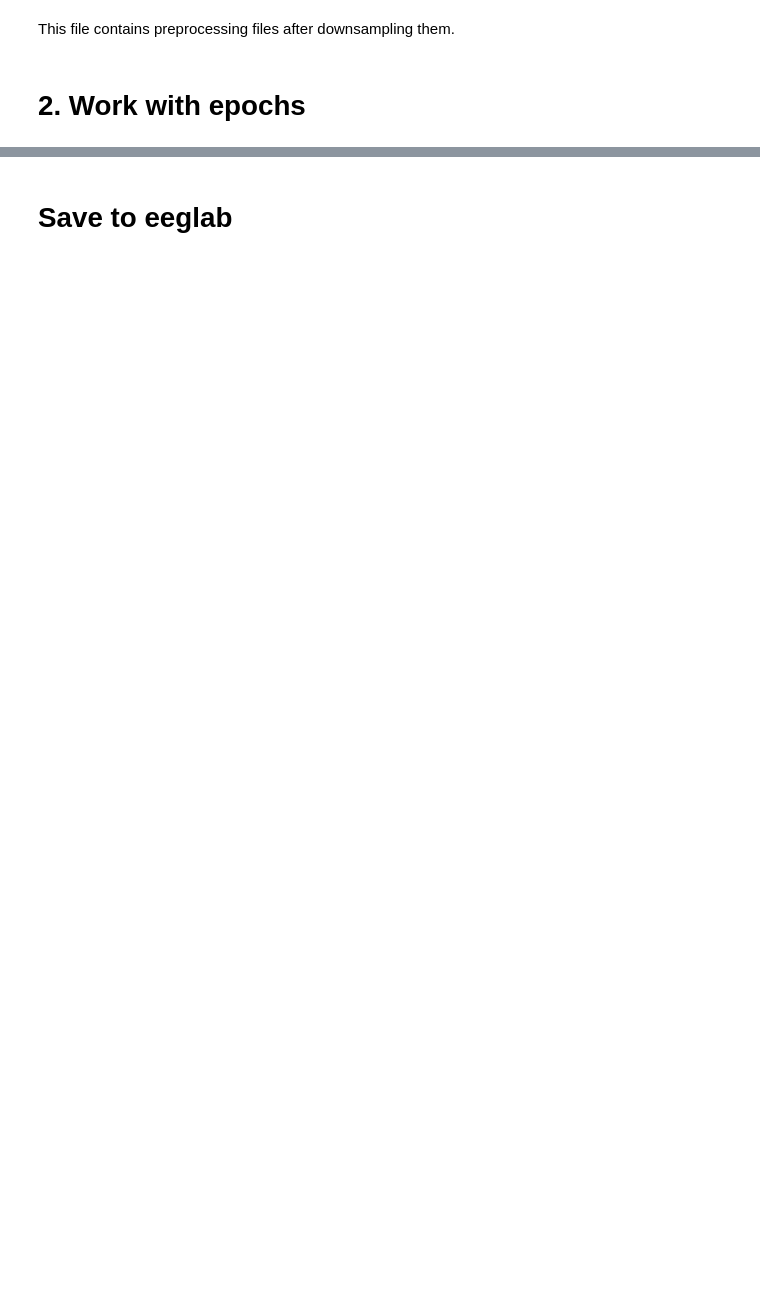
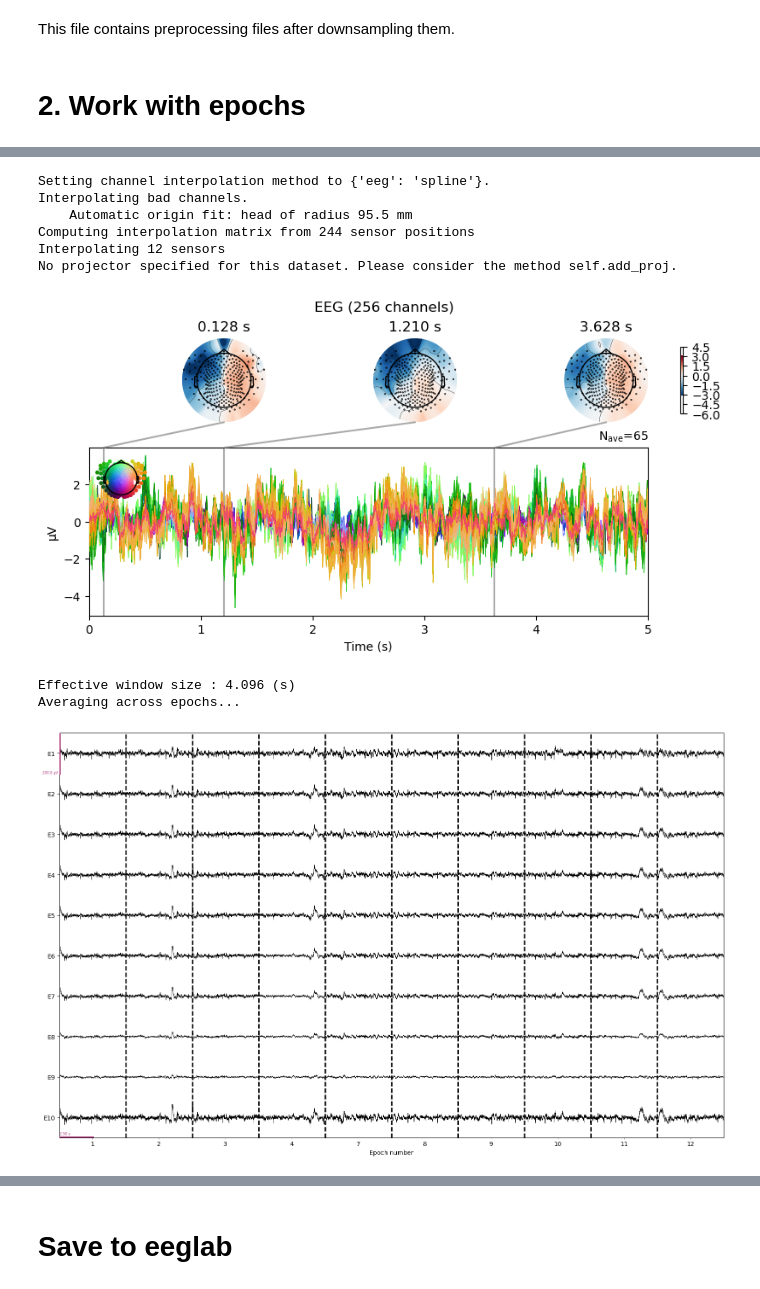
Before and after one commit to danieltomasz/psd-paths, a Jupyter notebook: notebooks/1-preprocessing/template-4-specparam.ipynb, the cells around one changed output, grey strips where cells are left out. Cells and saved outputs as stored; diff of their text form; code cells hidden in the pictures; blank space fills up the shorter version.

```diff
--- a/notebooks/1-preprocessing/template-4-specparam.ipynb
+++ b/notebooks/1-preprocessing/template-4-specparam.ipynb
@@ -139,31 +56,4 @@ def specparam2pandas(fg):
 This file contains preprocessing files after downsampling them.
 # %% [markdown]
 # 2. Work with epochs
-# %%
-# non-filterd epochs ICAs
-from mne_icalabel import label_components
-from autoreject import get_rejection_threshold  # noqa
-
-
-def plot_epochs(epochs, stage="epochs", n_epochs=10, n_channels=10, fmax=100.0):
-    # plot the data
-    epochs_plot = epochs.copy().average().detrend().plot_joint()
-    epochs_plot.savefig(
-        f"{figure_path}/sub-{subject}_{stage}.png", dpi=300, bbox_inches="tight"
-    )
-    mne.viz.plot_epochs(
-        epochs=epochs,
-        picks="eeg",
-        show=False,
-        n_epochs=n_epochs,
-        n_channels=n_channels,
-        scalings=dict(eeg=1e-4),
-        show_scrollbars=False,
-    )
-    epochs_plot_psd = epochs.compute_psd(
-        method="welch", picks="eeg", fmax=100.0, exclude="bads"
-    ).plot(average=True, picks="eeg", exclude="bads", show=False)
-    epochs_plot_psd.savefig(
-        f"{figure_path}/sub-{subject}_{stage}_psd.png", dpi=300, bbox_inches="tight"
-    )
 # %%
@@ -206,0 +92,16 @@ Dropped 1 epoch: 44
+# %%
+epochs_interpolated = epochs_ar.copy().interpolate_bads(exclude=["VREF"])
+plot_epochs(
+    epochs_interpolated, figures_path, subject, stage="final_interpolared_epochs"
+)
+# %% [output]
+Setting channel interpolation method to {'eeg': 'spline'}.
+Interpolating bad channels.
+    Automatic origin fit: head of radius 95.5 mm
+Computing interpolation matrix from 244 sensor positions
+Interpolating 12 sensors
+No projector specified for this dataset. Please consider the method self.add_proj.
+[figure, added]
+Effective window size : 4.096 (s)
+Averaging across epochs...
+[figure, added]
```
Also changed, not shown: parts of 12 cells of this notebook, 12 other files.
